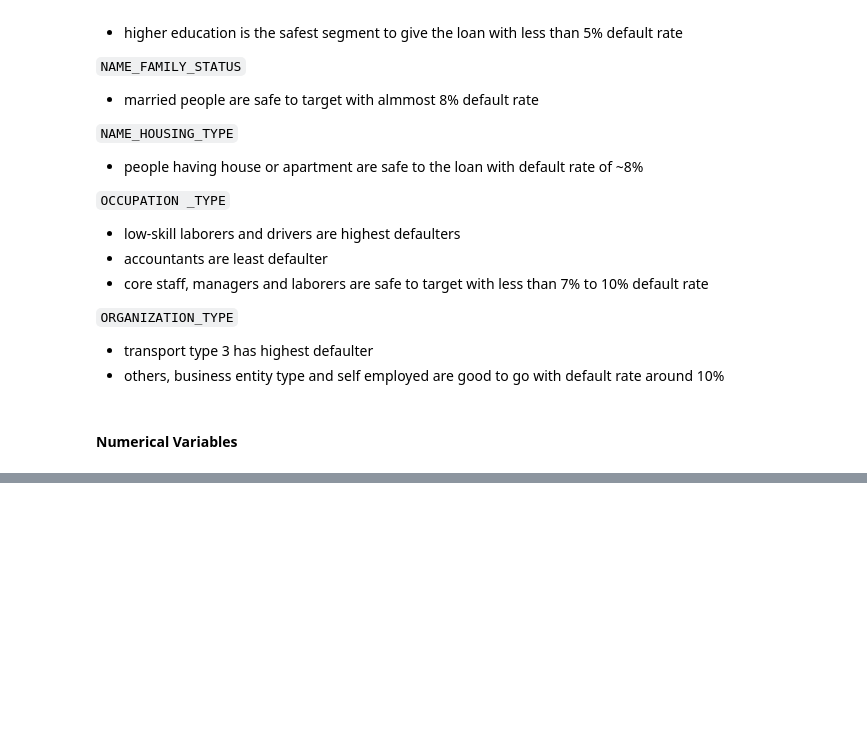
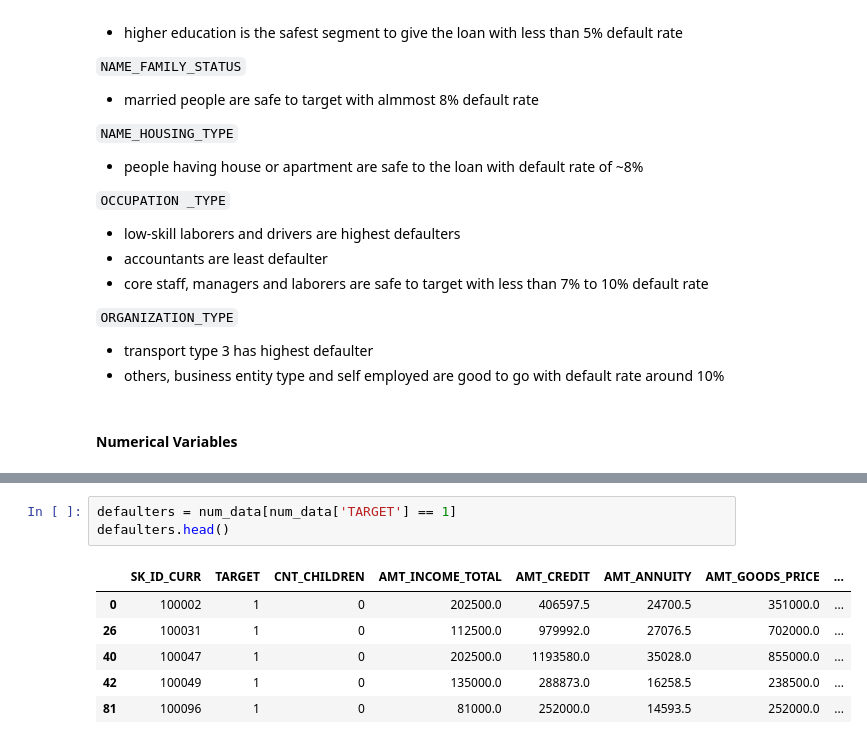
Before and after one commit to htetaunglynn94/portfolio_projects, a Jupyter notebook: eda_on_loan_default.ipynb, the cells around one changed output, grey strips where cells are left out. Cells and saved outputs as stored; diff of their text form; blank space fills up the shorter version.

```diff
--- a/eda_on_loan_default.ipynb
+++ b/eda_on_loan_default.ipynb
@@ -954,0 +985,10 @@ for i, var in enumerate(obj_var):
+# %%
+defaulters = num_data[num_data['TARGET'] == 1]
+defaulters.head()
+# %% [output]
+|  | SK_ID_CURR | TARGET | CNT_CHILDREN | AMT_INCOME_TOTAL | AMT_CREDIT | AMT_ANNUITY | AMT_GOODS_PRICE | ... |
+| 0 | 100002 | 1 | 0 | 202500.0 | 406597.5 | 24700.5 | 351000.0 | ... |
+| 26 | 100031 | 1 | 0 | 112500.0 | 979992.0 | 27076.5 | 702000.0 | ... |
+| 40 | 100047 | 1 | 0 | 202500.0 | 1193580.0 | 35028.0 | 855000.0 | ... |
+| 42 | 100049 | 1 | 0 | 135000.0 | 288873.0 | 16258.5 | 238500.0 | ... |
+| 81 | 100096 | 1 | 0 | 81000.0 | 252000.0 | 14593.5 | 252000.0 | ... |
```
Also changed, not shown: parts of 15 cells of this notebook.
